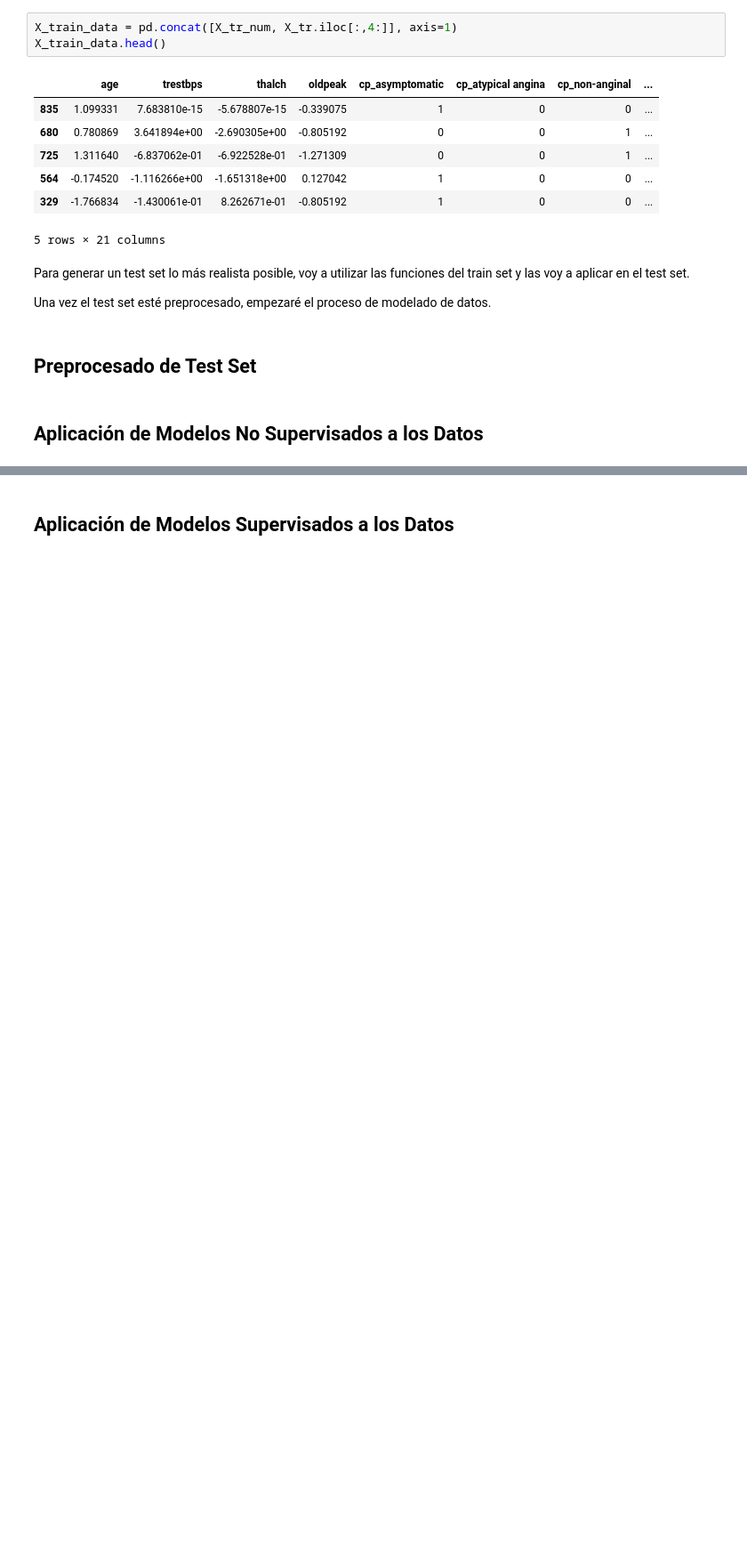
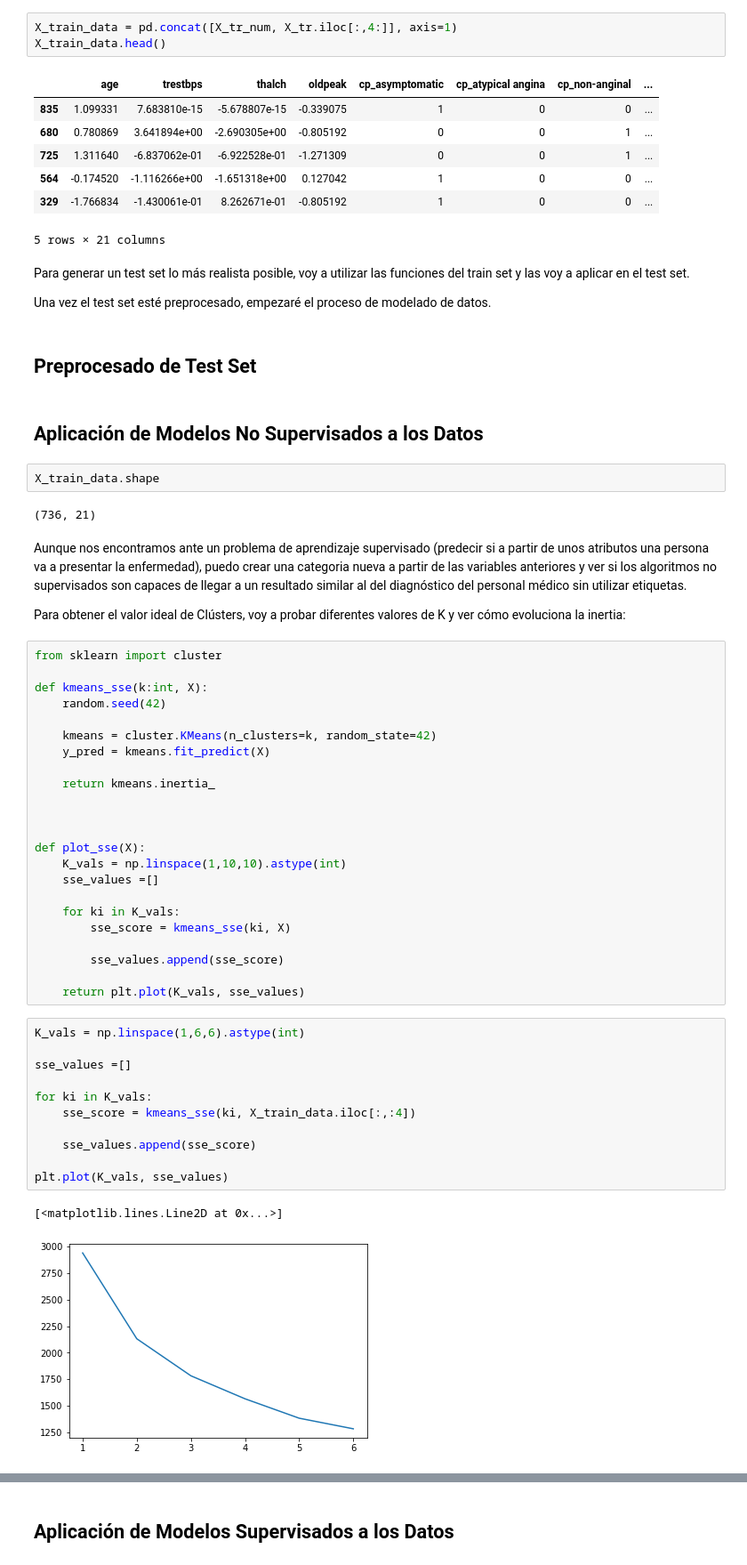
Before and after one commit to angelbujalance/UCI-ML, a Jupyter notebook: PRAC_Angel_Bujalance.ipynb, the cells around one changed output, grey strips where cells are left out. Shown: that part at 89% size. Drawn from its saved outputs; the diff is of its cells as text; blank space fills up the shorter version.

```diff
--- a/PRAC_Angel_Bujalance.ipynb
+++ b/PRAC_Angel_Bujalance.ipynb
@@ -793,3 +793,48 @@ Una vez el test set esté preprocesado, empezaré el proceso de modelado de dato
 # %% [markdown]
 
 ## Aplicación de Modelos No Supervisados a los Datos
+# %%
+X_train_data.shape
+# %% [output]
+(736, 21)
+# %% [markdown]
+Aunque nos encontramos ante un problema de aprendizaje supervisado (predecir si a partir de unos atributos una persona va a presentar la enfermedad), puedo crear una categoria nueva a partir de las variables anteriores y ver si los algoritmos no supervisados son capaces de llegar a un resultado similar al del diagnóstico del personal médico sin utilizar etiquetas.
+
+Para obtener el valor ideal de Clústers, voy a probar diferentes valores de K y ver cómo evoluciona la inertia:
+# %%
+from sklearn import cluster
+
+def kmeans_sse(k:int, X):
+    random.seed(42)
+
+    kmeans = cluster.KMeans(n_clusters=k, random_state=42)
+    y_pred = kmeans.fit_predict(X)
+
+    return kmeans.inertia_
+
+
+
+def plot_sse(X):
+    K_vals = np.linspace(1,10,10).astype(int)
+    sse_values =[]
+
+    for ki in K_vals:
+        sse_score = kmeans_sse(ki, X)
+
+        sse_values.append(sse_score)
+
+    return plt.plot(K_vals, sse_values)
+# %%
+K_vals = np.linspace(1,6,6).astype(int)
+
+sse_values =[]
+
+for ki in K_vals:
+    sse_score = kmeans_sse(ki, X_train_data.iloc[:,:4])
+
+    sse_values.append(sse_score)
+
+plt.plot(K_vals, sse_values)
+# %% [output]
+[<matplotlib.lines.Line2D at 0x...>]
+[figure, added]
```
Also changed, not shown: parts of 6 cells of this notebook.
